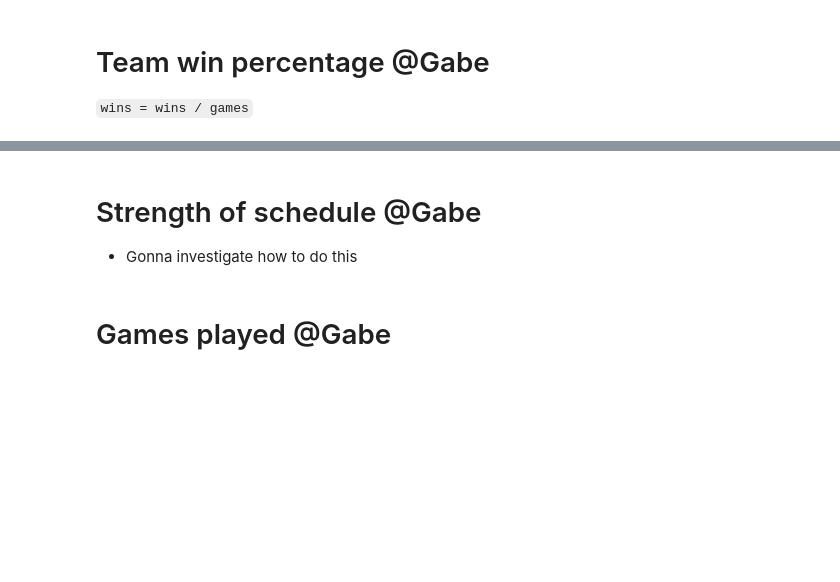
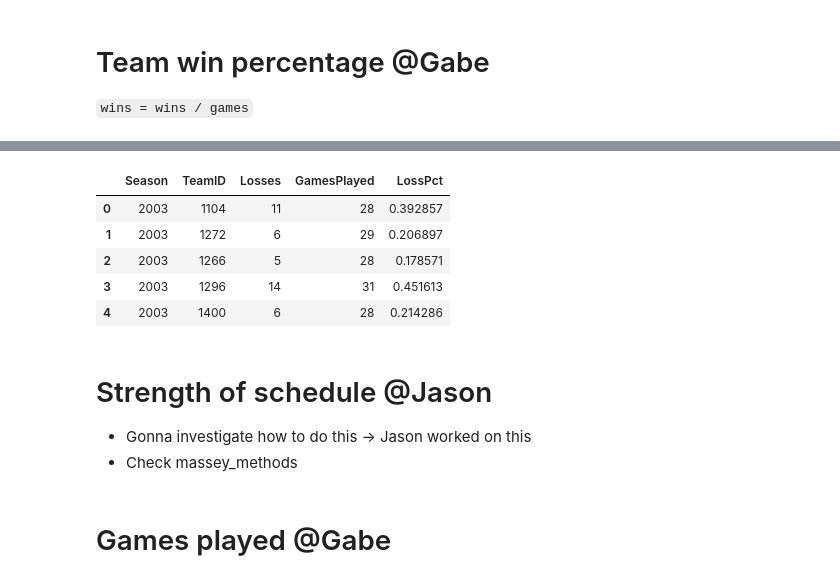
Before and after one commit to Barderus/MarchMadness-Kaggle, a Jupyter notebook: notebooks/EDA.ipynb, the cells around one changed output, grey strips where cells are left out. Drawn from its saved outputs; the diff is of its cells as text; code cells hidden in the pictures; blank space fills up the shorter version.

```diff
--- a/notebooks/EDA.ipynb
+++ b/notebooks/EDA.ipynb
@@ -495,5 +519,17 @@ Name: NetRating, dtype: float64
+# %%
+games_men["Losses"] = games_men["GamesPlayed"] - games_men["Wins"]
+games_men["LossPct"] = games_men["Losses"] / games_men["GamesPlayed"]
+games_men[["Season","TeamID","Losses","GamesPlayed","LossPct"]].head()
+# %% [output]
+|  | Season | TeamID | Losses | GamesPlayed | LossPct |
+| 0 | 2003 | 1104 | 11 | 28 | 0.392857 |
+| 1 | 2003 | 1272 | 6 | 29 | 0.206897 |
+| 2 | 2003 | 1266 | 5 | 28 | 0.178571 |
+| 3 | 2003 | 1296 | 14 | 31 | 0.451613 |
+| 4 | 2003 | 1400 | 6 | 28 | 0.214286 |
 # %% [markdown]
-# Strength of schedule @Gabe
-- Gonna investigate how to do this
+# Strength of schedule @Jason
+- Gonna investigate how to do this -> Jason worked on this
+- Check massey_methods
 # %% [markdown]
 # Games played @Gabe
```
Also changed, not shown: parts of 13 cells of this notebook.
